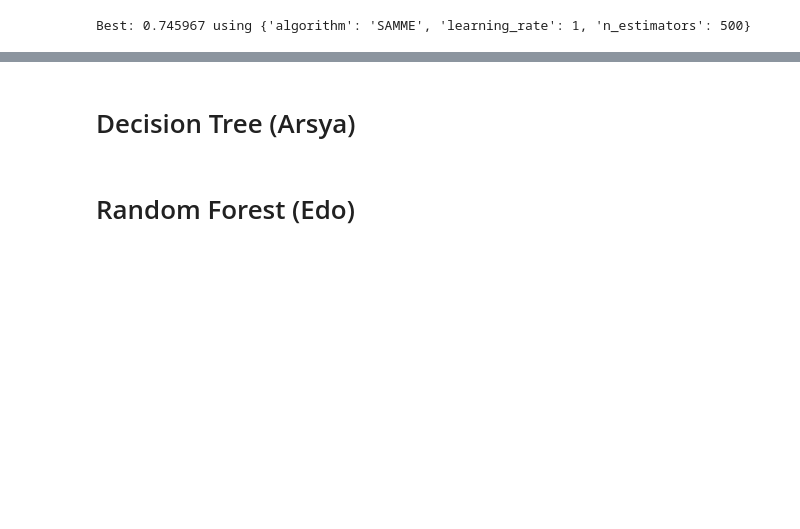
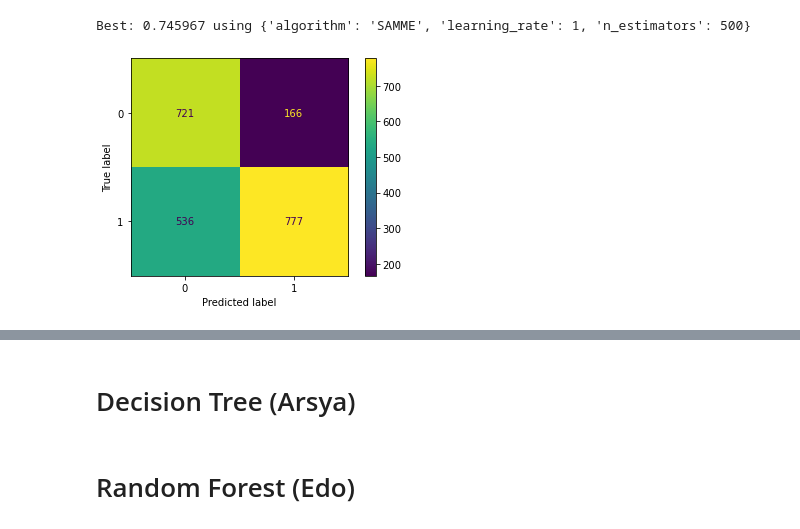
Before and after one commit to agastyaharta/Data_Slinging_Slasher, a Jupyter notebook: STAGE_3/Template_All_Classification/with_fe/Template_Modelling_X_train.ipynb, the cells around one changed output, grey strips where cells are left out. Cells and saved outputs as stored; diff of their text form; code cells hidden in the pictures; blank space fills up the shorter version.

```diff
--- a/STAGE_3/Template_All_Classification/with_fe/Template_Modelling_X_train.ipynb
+++ b/STAGE_3/Template_All_Classification/with_fe/Template_Modelling_X_train.ipynb
@@ -230,6 +206,14 @@ Best: 0.622667 using {'algorithm': 'SAMME.R', 'learning_rate': 0.01, 'n_estimato
 # %%
+#roc_auc
 grid_search = GridSearchCV(estimator=AdaBoostClassifier(),param_grid= grid, n_jobs=-1, cv=10, scoring='roc_auc')
-grid_result = grid_search.fit(X_train,y_train)
-print('Best: %f using %s' % (grid_result.best_score_, grid_result.best_params_))
+grid_result_auc = grid_search.fit(X_train,y_train)
+print('Best: %f using %s' % (grid_result_auc.best_score_, grid_result_auc.best_params_))
 # %% [output]
 Best: 0.745967 using {'algorithm': 'SAMME', 'learning_rate': 1, 'n_estimators': 500}
+# %%
+#confusion matrix after tuning
+y_pred = grid_result_auc.predict(X_test)
+ConfusionMatrixDisplay.from_predictions(y_test, y_pred)
+plt.show()
+# %% [output]
+[figure, added]
```
Also changed, not shown: parts of 15 cells of this notebook, 2 other files.
